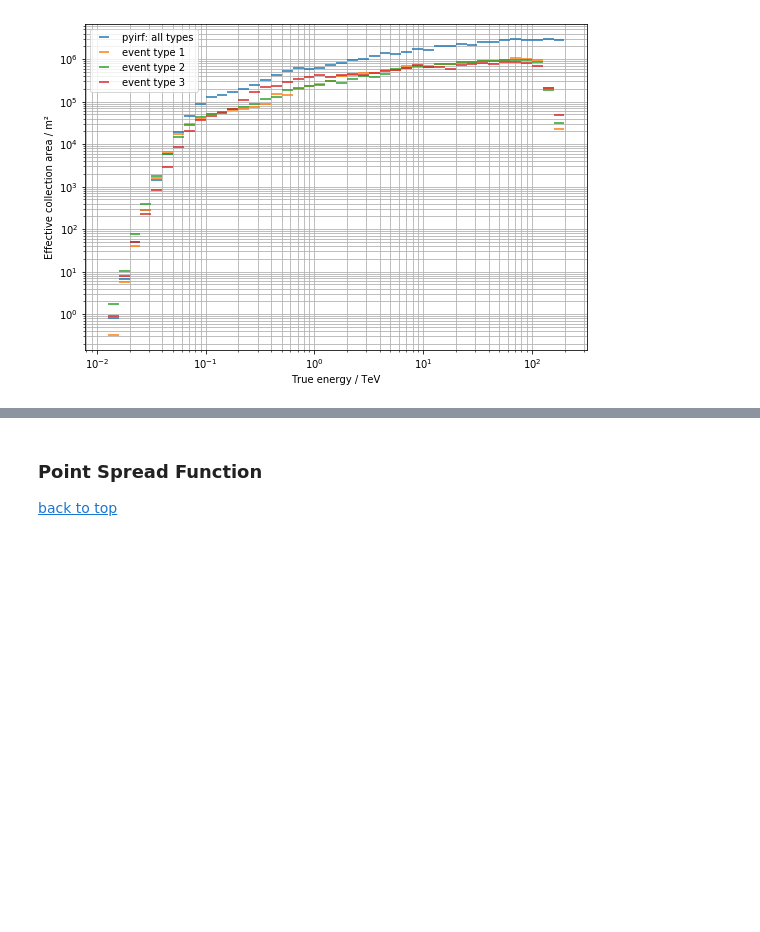
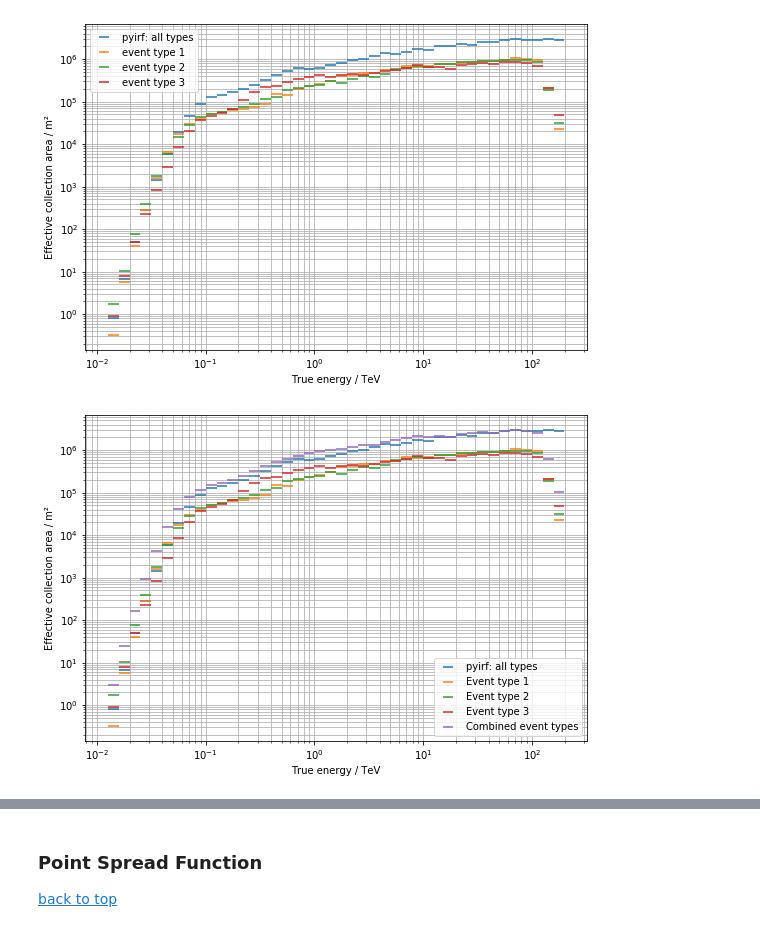
Before and after one commit to cta-observatory/iact_event_types, a Jupyter notebook: notebooks/comparison_event_types_performance.ipynb, the cells around one changed output, grey strips where cells are left out. Saved outputs shown, nothing was run; the diff lists cells and outputs as text; code cells hidden in the pictures; blank space fills up the shorter version.

```diff
--- a/notebooks/comparison_event_types_performance.ipynb
+++ b/notebooks/comparison_event_types_performance.ipynb
@@ -472,3 +475,68 @@ plt.legend()
 None # to remove clutter by mpl objects
 # %% [output]
 [figure]
+# %%
+
+# Data from EventDisplay
+area = QTable.read(my_pyirf_file, hdu='EFFECTIVE_AREA')[0]
+y = area['EFFAREA'].to_value(u.m**2).T[1:-1, 0]
+x = 0.5 * (area['ENERG_LO'] + area['ENERG_HI']).to_value(u.TeV)[1:-1]
+xerr = 0.5 * (area['ENERG_LO'] - area['ENERG_HI']).to_value(u.TeV)[1:-1]
+
+plt.errorbar(x, y, xerr=xerr, ls='', label="pyirf: all types")
+
+# uncomment the other strings to see effective areas
+# for the different cut levels. Left out here for better
+# visibility of the final effective areas.
+
+def plot_effective_area_all(pyirf_file1, pyirf_file2, pyirf_file3):
+    area = QTable.read(pyirf_file1, hdu='EFFECTIVE_AREA')[0]
+
+    plt.errorbar(
+        0.5 * (area['ENERG_LO'] + area['ENERG_HI']).to_value(u.TeV)[1:-1],
+        area['EFFAREA'].to_value(u.m**2).T[1:-1, 0],
+        xerr=0.5 * (area['ENERG_LO'] - area['ENERG_HI']).to_value(u.TeV)[1:-1],
+        ls='',
+        label="Event type 1",
+    )
+    area2 = QTable.read(pyirf_file2, hdu='EFFECTIVE_AREA')[0]
+
+    plt.errorbar(
+        0.5 * (area2['ENERG_LO'] + area2['ENERG_HI']).to_value(u.TeV)[1:-1],
+        area2['EFFAREA'].to_value(u.m**2).T[1:-1, 0],
+        xerr=0.5 * (area2['ENERG_LO'] - area2['ENERG_HI']).to_value(u.TeV)[1:-1],
+        ls='',
+        label="Event type 2",
+    )
+    area3 = QTable.read(pyirf_file3, hdu='EFFECTIVE_AREA')[0]
+
+    plt.errorbar(
+        0.5 * (area3['ENERG_LO'] + area3['ENERG_HI']).to_value(u.TeV)[1:-1],
+        area3['EFFAREA'].to_value(u.m**2).T[1:-1, 0],
+        xerr=0.5 * (area3['ENERG_LO'] - area3['ENERG_HI']).to_value(u.TeV)[1:-1],
+        ls='',
+        label="Event type 3",
+    )
+    plt.errorbar(
+        0.5 * (area3['ENERG_LO'] + area3['ENERG_HI']).to_value(u.TeV)[1:-1],
+        area['EFFAREA'].to_value(u.m**2).T[1:-1, 0] +area2['EFFAREA'].to_value(u.m**2).T[1:-1, 0] +area3['EFFAREA'].to_value(u.m**2).T[1:-1, 0],
+        xerr=0.5 * (area3['ENERG_LO'] - area3['ENERG_HI']).to_value(u.TeV)[1:-1],
+        ls='',
+        label="Combined event types",
+    )
+
+plot_effective_area_all(pyirf_file_event_type_1,pyirf_file_event_type_2, pyirf_file_event_type_3)
+
+
+
+# Style settings
+plt.xscale("log")
+plt.yscale("log")
+plt.xlabel("True energy / TeV")
+plt.ylabel("Effective collection area / m²")
+plt.grid(which="both")
+plt.legend()
+
+None # to remove clutter by mpl objects
+# %% [output]
+[figure, added]
```
Also changed, not shown: parts of 2 cells of this notebook.
